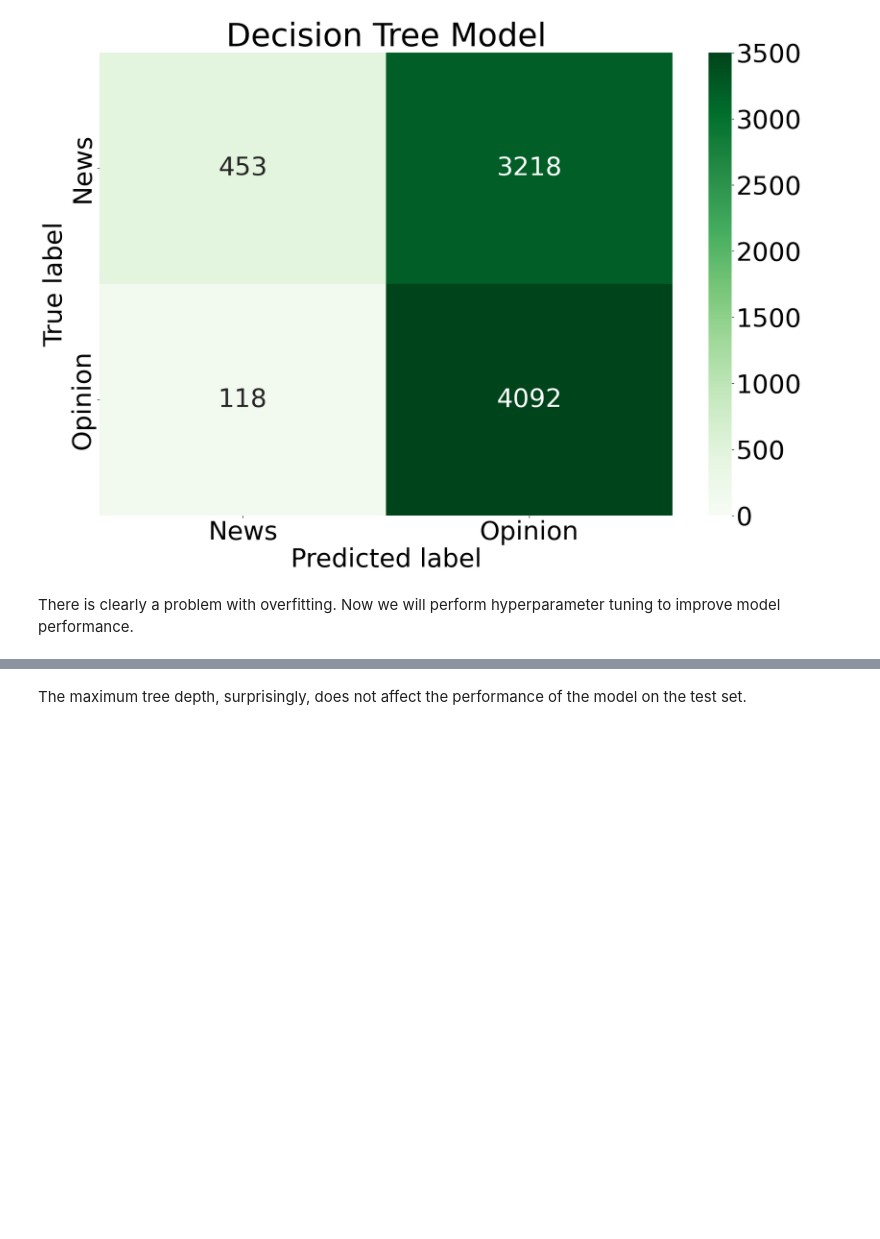
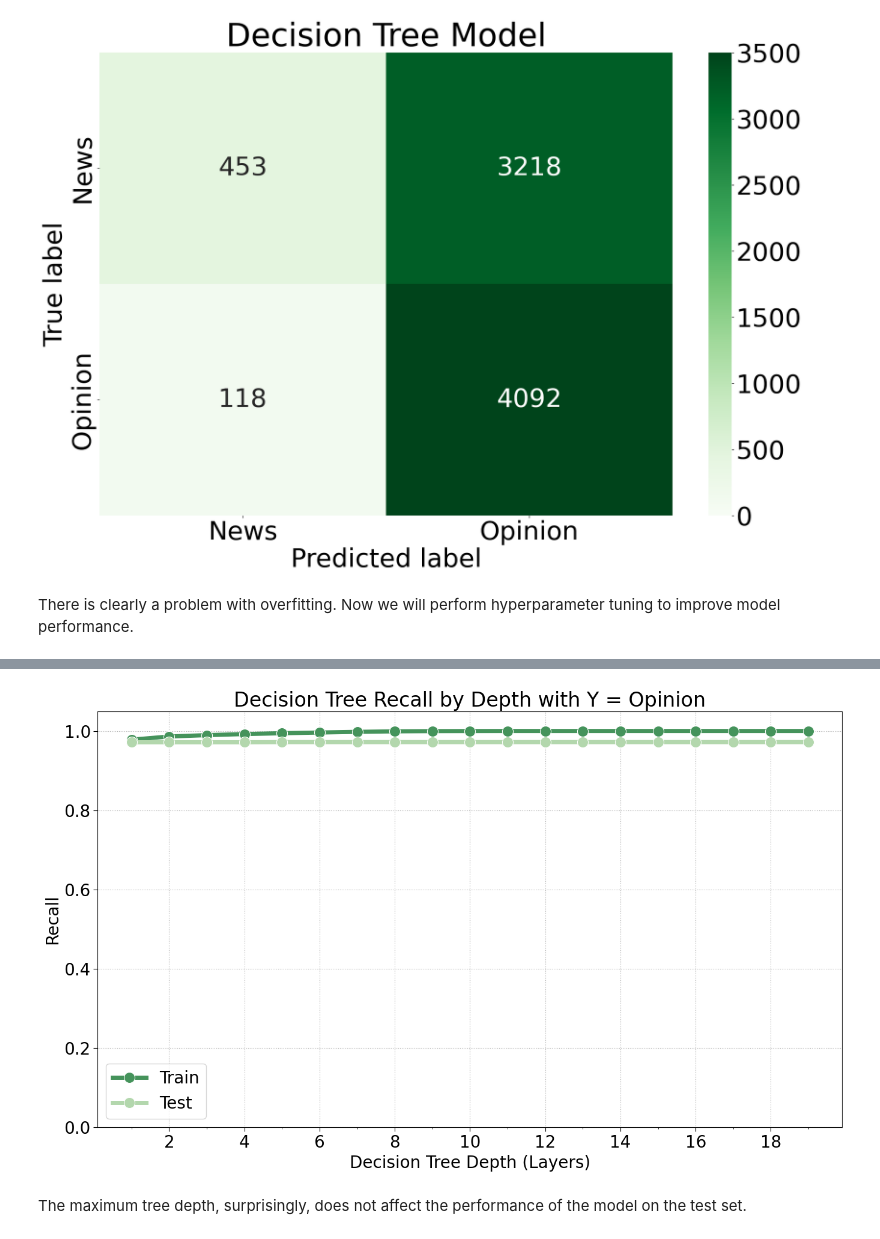
Before and after one commit to joshegladwell/us-school-shootings, a Jupyter notebook: codes/05-decision_trees/dt_draft.ipynb, the cells around one changed output, grey strips where cells are left out. Drawn from its saved outputs; the diff is of its cells as text; code cells hidden in the pictures; blank space fills up the shorter version.

```diff
--- a/codes/05-decision_trees/dt_draft.ipynb
+++ b/codes/05-decision_trees/dt_draft.ipynb
@@ -220,2 +226,30 @@ plt.show()
+# %%
+# RECALL Y=1
+fig3, ax3 = plt.subplots()
+
+sns.lineplot(x=train_results_df.index, y=train_results_df['recall_1'], color='#45935B', linewidth=5, marker='o', markersize=13, label="Train", ax=ax3)
+sns.lineplot(x=test_results_df.index, y=test_results_df['recall_1'], color='#B3D7AD', linewidth=5, marker='o', markersize=13, label="Test", ax=ax3)
+
+ax3.set_xlabel('Decision Tree Depth (Layers)')
+ax3.set_ylabel("Recall")
+ax3.set_title("Decision Tree Recall by Depth with Y = Opinion", fontsize=24)
+
+# Set y limits
+ax3.set_ylim(0, 1.05)
+
+# Adjust tick behavior
+ax3.xaxis.set_major_locator(MultipleLocator(2))
+ax3.xaxis.set_minor_locator(MultipleLocator(1))
+
+ax3.tick_params(which='minor', length=2)
+ax3.tick_params(which='major', length=5)
+
+ax3.grid(True, linestyle=':')
+
+ax3.legend()
+
+plt.savefig('../../501-project-website/images/dt/recallY1.png')
+# %% [output]
+[figure, added]
 # %% [markdown]
 The maximum tree depth, surprisingly, does not affect the performance of the model on the test set.
```
Also changed, not shown: parts of 6 cells of this notebook, 6 other files.
